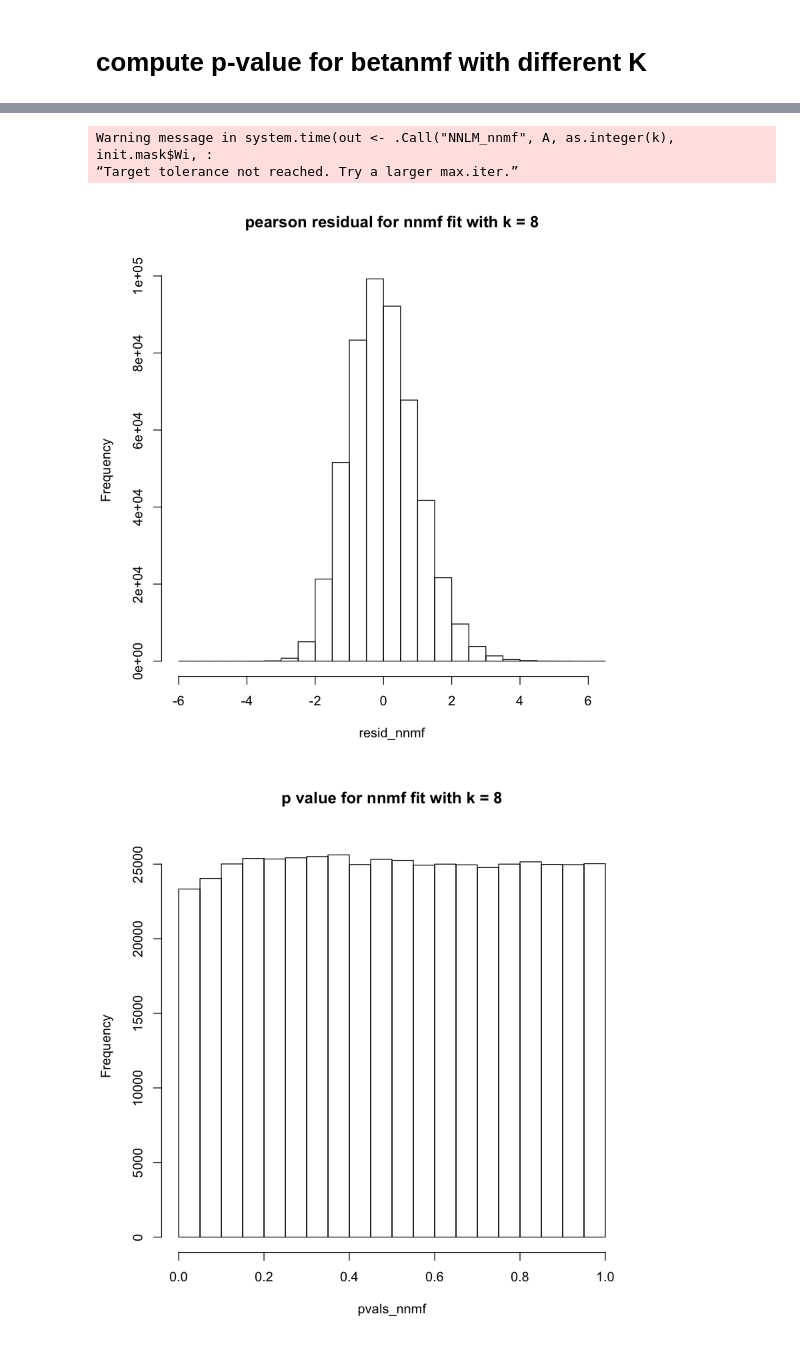
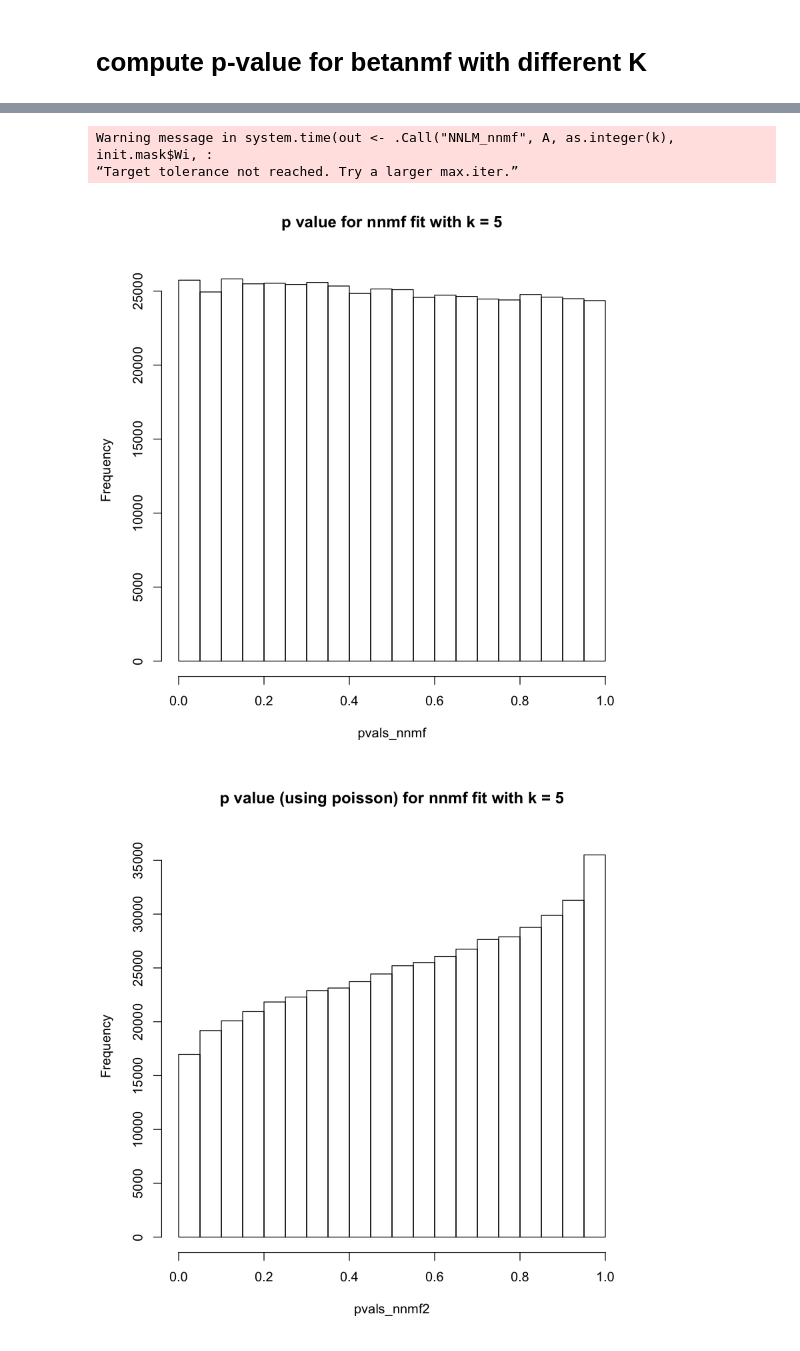
Before and after one commit to zihao12/lowrank-nmf, a Jupyter notebook: analysis/Investigate_pvalue_betanmf.ipynb, the cells around one changed output, grey strips where cells are left out. Drawn from its saved outputs; the diff is of its cells as text; code cells hidden in the pictures.

Commit message:
code for fit log model and plot pval  in rmd

```diff
--- a/analysis/Investigate_pvalue_betanmf.ipynb
+++ b/analysis/Investigate_pvalue_betanmf.ipynb
@@ -26,6 +36,10 @@ compute_pval <- function(resids){
     p_vals = 2*pnorm(-abs(resids))
     return(p_vals)
 }
+
+compute_pval_pois <- function(X, Lam){
+    return(ppois(X, Lam))
+}
 # %% [markdown]
 # generate data and compute p-value for oracle
 # %%
@@ -55,6 +76,8 @@ for(k in ks){
     hist(resid_nnmf, breaks = 20, main = sprintf("pearson residual for nnmf fit with k = %d\n", k))
     pvals_nnmf = compute_pval(resid_nnmf)
     hist(pvals_nnmf, breaks = 20, main = sprintf("p value for nnmf fit with k = %d\n", k))
+    pvals_nnmf2 = compute_pval_pois(X, Lam_nnmf)
+    hist(pvals_nnmf2, breaks = 20, main = sprintf("p value (using poisson) for nnmf fit with k = %d\n", k))
 }
 # %% [output]
 Warning message in system.time(out <- .Call("NNLM_nnmf", A, as.integer(k), init.mask$Wi, :
@@ -69,4 +91,4 @@ Warning message in system.time(out <- .Call("NNLM_nnmf", A, as.integer(k), init.
 Warning message in system.time(out <- .Call("NNLM_nnmf", A, as.integer(k), init.mask$Wi, :
 “Target tolerance not reached. Try a larger max.iter.”
-[figure, old version]
+[figure, new version]
-[figure, old version]
+[figure, new version]
```
Also changed, not shown: parts of 6 cells of this notebook, 5 other files.
